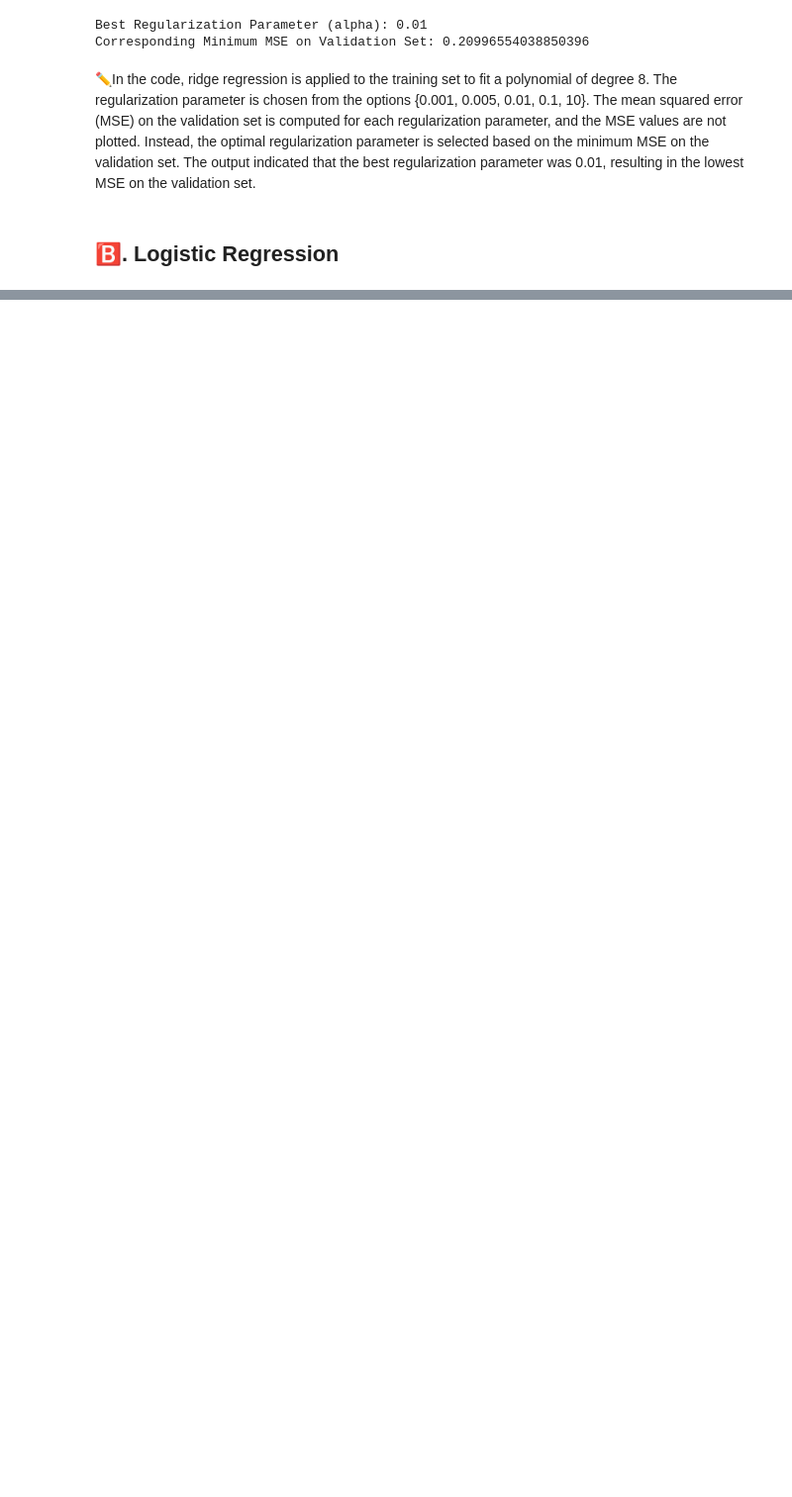
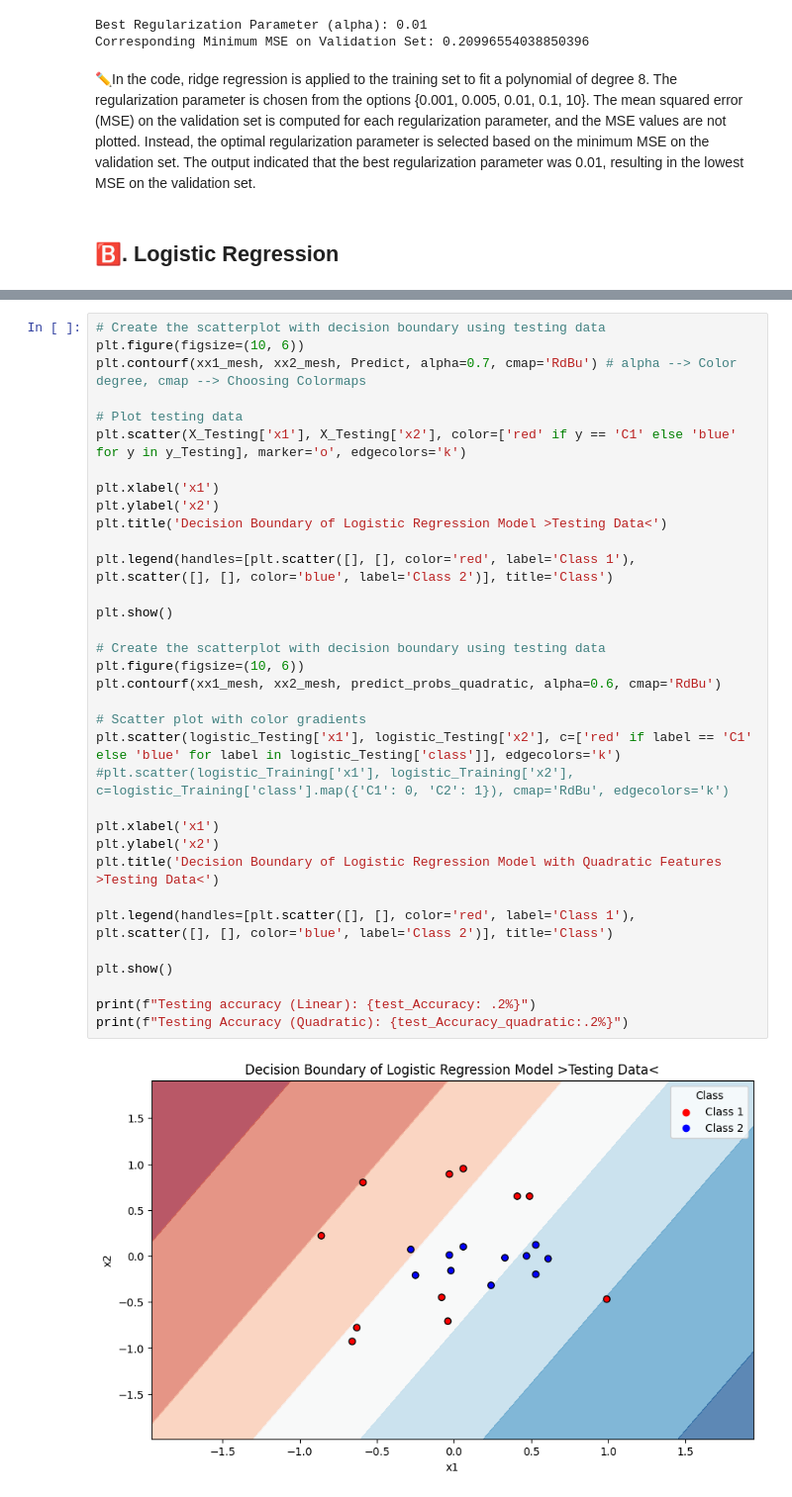
Before and after one commit to Omarmasalmah/Machine_Learning-Assignment_-2-, a Jupyter notebook: main.ipynb, the cells around one changed output, grey strips where cells are left out. Shown at 99% size. Saved outputs shown, nothing was run; the diff lists cells and outputs as text; blank space fills up the shorter version.

```diff
--- a/main.ipynb
+++ b/main.ipynb
@@ -209,0 +348,36 @@ The output indicated that the best regularization parameter was 0.01, resulting
+# %%
+# Create the scatterplot with decision boundary using testing data
+plt.figure(figsize=(10, 6))
+plt.contourf(xx1_mesh, xx2_mesh, Predict, alpha=0.7, cmap='RdBu') # alpha --> Color degree, cmap --> Choosing Colormaps
+
+# Plot testing data
+plt.scatter(X_Testing['x1'], X_Testing['x2'], color=['red' if y == 'C1' else 'blue' for y in y_Testing], marker='o', edgecolors='k')
+
+plt.xlabel('x1')
+plt.ylabel('x2')
+plt.title('Decision Boundary of Logistic Regression Model >Testing Data<')
+
+plt.legend(handles=[plt.scatter([], [], color='red', label='Class 1'), plt.scatter([], [], color='blue', label='Class 2')], title='Class')
+
+plt.show()
+
+# Create the scatterplot with decision boundary using testing data
+plt.figure(figsize=(10, 6))
+plt.contourf(xx1_mesh, xx2_mesh, predict_probs_quadratic, alpha=0.6, cmap='RdBu')
+
+# Scatter plot with color gradients
+plt.scatter(logistic_Testing['x1'], logistic_Testing['x2'], c=['red' if label == 'C1' else 'blue' for label in logistic_Testing['class']], edgecolors='k')
+#plt.scatter(logistic_Training['x1'], logistic_Training['x2'], c=logistic_Training['class'].map({'C1': 0, 'C2': 1}), cmap='RdBu', edgecolors='k')
+
+plt.xlabel('x1')
+plt.ylabel('x2')
+plt.title('Decision Boundary of Logistic Regression Model with Quadratic Features >Testing Data<')
+
+plt.legend(handles=[plt.scatter([], [], color='red', label='Class 1'), plt.scatter([], [], color='blue', label='Class 2')], title='Class')
+
+plt.show()
+
+print(f"Testing accuracy (Linear): {test_Accuracy: .2%}")
+print(f"Testing Accuracy (Quadratic): {test_Accuracy_quadratic:.2%}")
+# %% [output]
+[figure, added]
```
Also changed, not shown: parts of 19 cells of this notebook.
